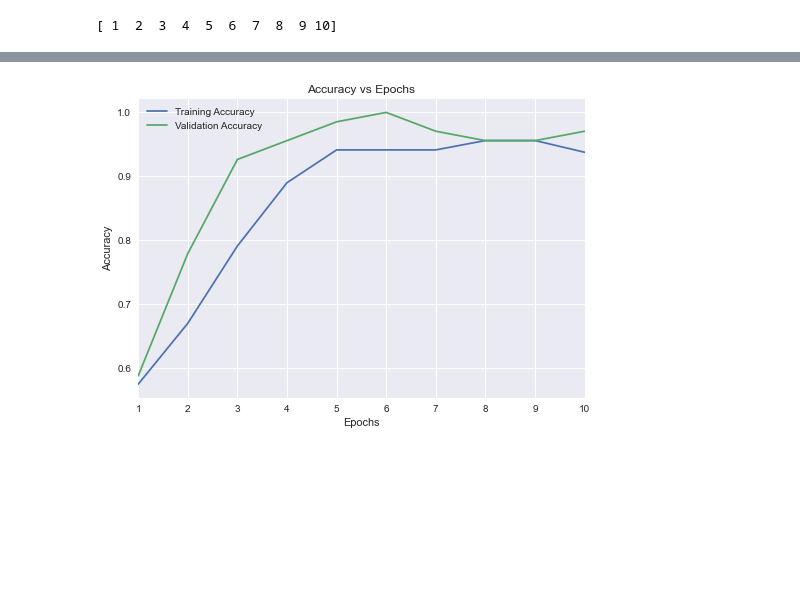
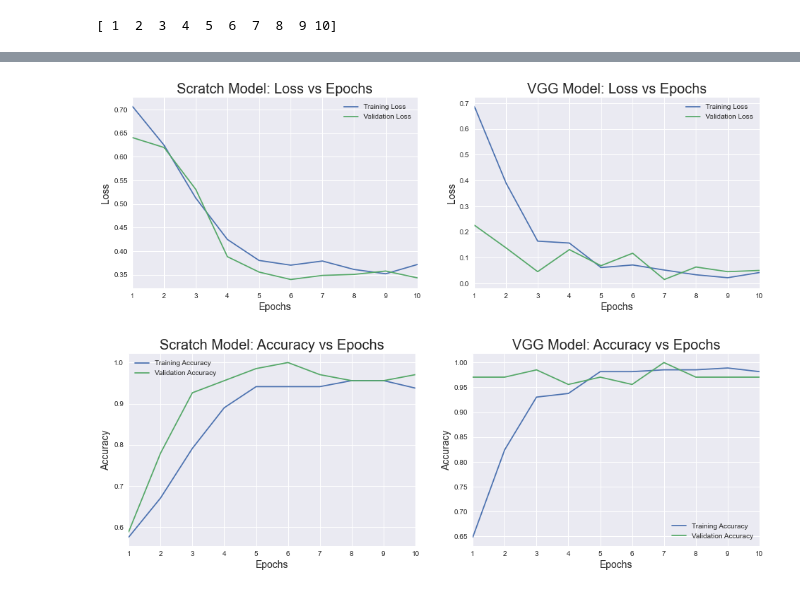
Before and after one commit to sb-robo/Covid-Detection-with-XRay-images, a Jupyter notebook: Visualize Model History.ipynb, the cells around one changed output, grey strips where cells are left out. Cells and saved outputs as stored; diff of their text form; code cells hidden in the pictures; blank space fills up the shorter version.

```diff
--- a/Visualize Model History.ipynb
+++ b/Visualize Model History.ipynb
@@ -9,5 +9,6 @@ plt.style.use('seaborn')
 # %%
 hist_scratch = np.load('./Model_history/scratch_file.npy',allow_pickle='TRUE').item()
+hist_vgg = np.load('./Model_history/vgg_file.npy',allow_pickle='TRUE').item()
 
-print(hist_scratch.keys())
+print(hist_scratch.keys(),hist_vgg.keys())
 # %% [output]
@@ -31,11 +21,44 @@ plt.show()
-# %%
-plt.plot(x,hist_scratch['accuracy'],label='Training Accuracy')
-plt.plot(x,hist_scratch['val_accuracy'],label='Validation Accuracy')
-plt.xlabel('Epochs')
-plt.ylabel('Accuracy')
-plt.xlim(1,10)
-plt.title('Accuracy vs Epochs')
-plt.legend()
-plt.show()
-# %% [output]
-[figure, removed]
+# %%
+fig,ax = plt.subplots(1,2,figsize=(16,5))
+
+ax[0].plot(x,hist_scratch['loss'],label='Training Loss')
+ax[0].plot(x,hist_scratch['val_loss'],label='Validation Loss')
+ax[0].set_xlabel('Epochs',fontsize=14)
+ax[0].set_ylabel('Loss',fontsize=14)
+ax[0].set_xlim(1,10)
+ax[0].set_title('Scratch Model: Loss vs Epochs',fontsize=20)
+ax[0].legend()
+
+ax[1].plot(x,hist_vgg['loss'],label='Training Loss')
+ax[1].plot(x,hist_vgg['val_loss'],label='Validation Loss')
+ax[1].set_xlabel('Epochs',fontsize=14)
+ax[1].set_ylabel('Loss',fontsize=14)
+ax[1].set_xlim(1,10)
+ax[1].set_title('VGG Model: Loss vs Epochs',fontsize=20)
+ax[1].legend()
+
+plt.show()
+# %% [output]
+[figure, added]
+# %%
+fig,ax = plt.subplots(1,2,figsize=(16,5))
+
+ax[0].plot(x,hist_scratch['accuracy'],label='Training Accuracy')
+ax[0].plot(x,hist_scratch['val_accuracy'],label='Validation Accuracy')
+ax[0].set_xlabel('Epochs',fontsize=14)
+ax[0].set_ylabel('Accuracy',fontsize=14)
+ax[0].set_xlim(1,10)
+ax[0].set_title('Scratch Model: Accuracy vs Epochs',fontsize=20)
+ax[0].legend()
+
+ax[1].plot(x,hist_vgg['accuracy'],label='Training Accuracy')
+ax[1].plot(x,hist_vgg['val_accuracy'],label='Validation Accuracy')
+ax[1].set_xlabel('Epochs',fontsize=14)
+ax[1].set_ylabel('Accuracy',fontsize=14)
+ax[1].set_xlim(1,10)
+ax[1].set_title('VGG Model: Accuracy vs Epochs',fontsize=20)
+ax[1].legend()
+
+plt.show()
+# %% [output]
+[figure, added]
```
Also changed, not shown: parts of 3 cells of this notebook.
